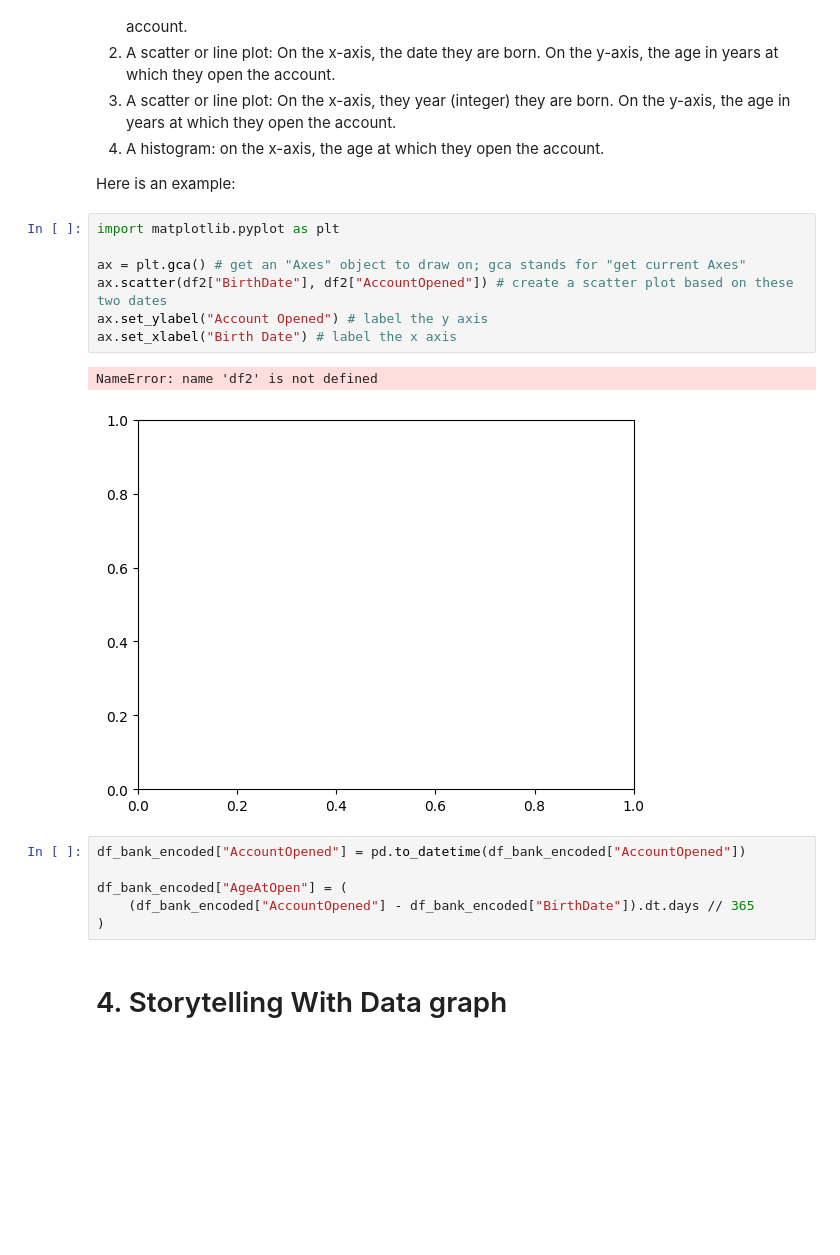
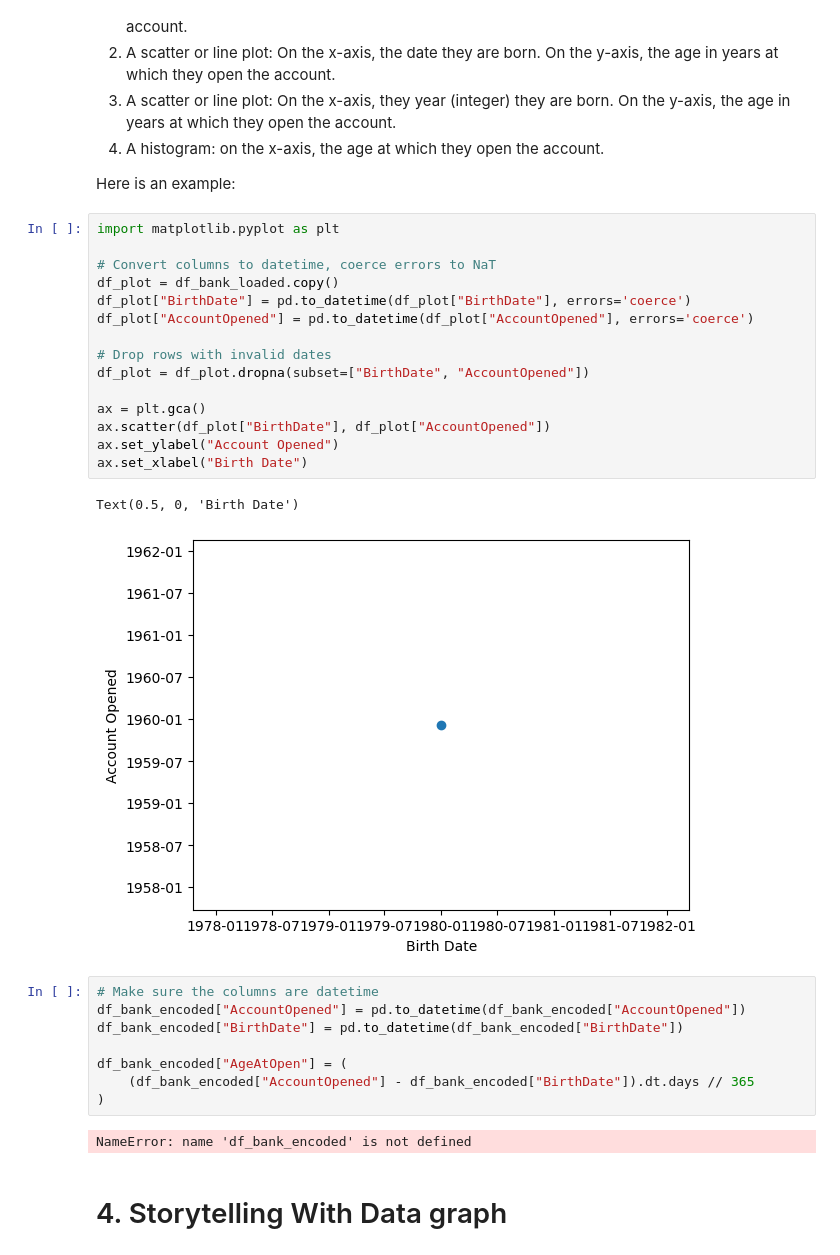
Before and after one commit to akamatt1/OMDS-ModB2-WeeklyAssignments, a Jupyter notebook: OMDS-ModB2-Week1-Affum-Matt.ipynb, the cells around one changed output. Drawn from its saved outputs; the diff is of its cells as text; blank space fills up the shorter version.

```diff
--- a/OMDS-ModB2-Week1-Affum-Matt.ipynb
+++ b/OMDS-ModB2-Week1-Affum-Matt.ipynb
@@ -391,19 +325,31 @@ Here is an example:
 # %%
 import matplotlib.pyplot as plt
 
-ax = plt.gca() # get an "Axes" object to draw on; gca stands for "get current Axes"
-ax.scatter(df2["BirthDate"], df2["AccountOpened"]) # create a scatter plot based on these two dates
-ax.set_ylabel("Account Opened") # label the y axis
-ax.set_xlabel("Birth Date") # label the x axis
+# Convert columns to datetime, coerce errors to NaT
+df_plot = df_bank_loaded.copy()
+df_plot["BirthDate"] = pd.to_datetime(df_plot["BirthDate"], errors='coerce')
+df_plot["AccountOpened"] = pd.to_datetime(df_plot["AccountOpened"], errors='coerce')
+
+# Drop rows with invalid dates
+df_plot = df_plot.dropna(subset=["BirthDate", "AccountOpened"])
+
+ax = plt.gca()
+ax.scatter(df_plot["BirthDate"], df_plot["AccountOpened"])
+ax.set_ylabel("Account Opened")
+ax.set_xlabel("Birth Date")
 # %% [output]
-NameError: name 'df2' is not defined
+Text(0.5, 0, 'Birth Date')
-[figure, old version]
+[figure, new version]
 # %%
+# Make sure the columns are datetime
 df_bank_encoded["AccountOpened"] = pd.to_datetime(df_bank_encoded["AccountOpened"])
+df_bank_encoded["BirthDate"] = pd.to_datetime(df_bank_encoded["BirthDate"])
 
 df_bank_encoded["AgeAtOpen"] = (
     (df_bank_encoded["AccountOpened"] - df_bank_encoded["BirthDate"]).dt.days // 365
 )
+# %% [output]
+NameError: name 'df_bank_encoded' is not defined
 # %% [markdown]
 # 4. Storytelling With Data graph
 # %% [markdown]
```
Also changed, not shown: parts of 15 cells of this notebook.
